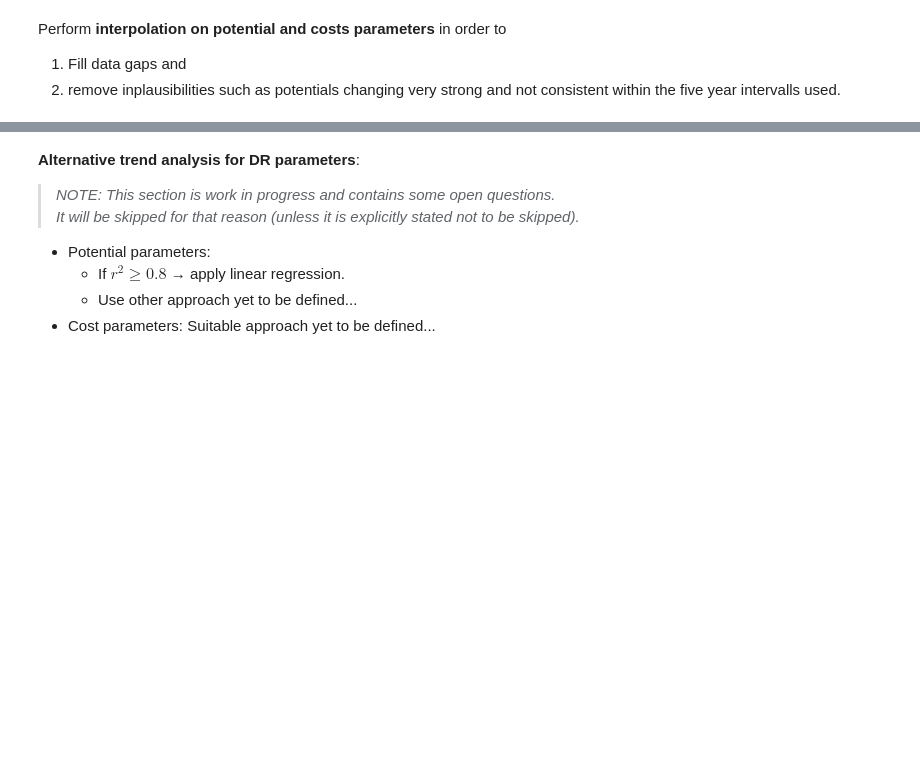
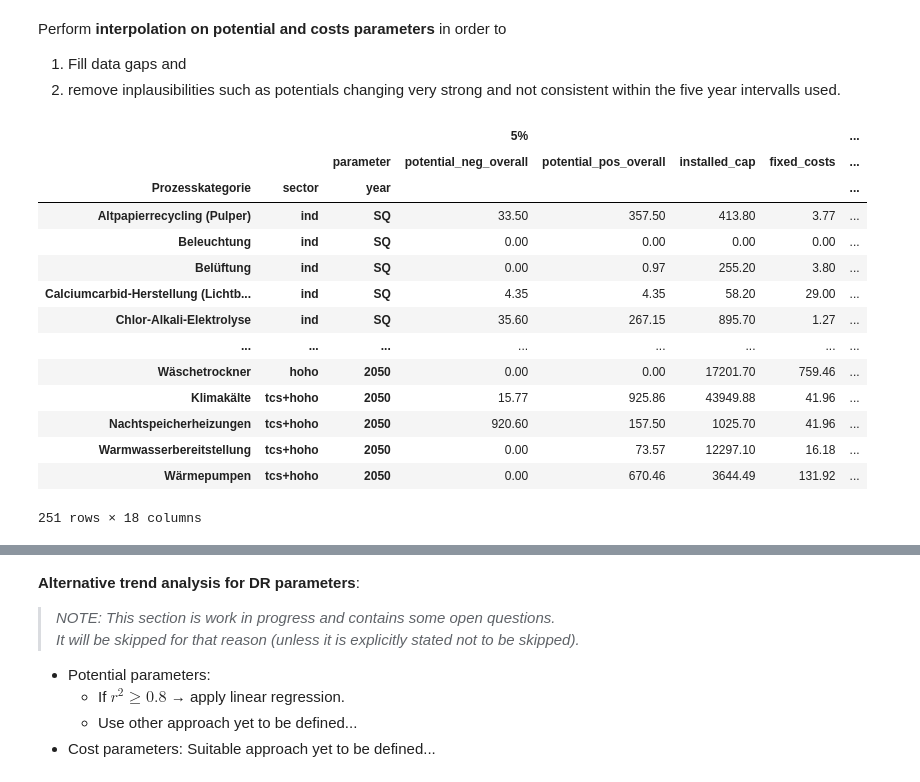
Before and after one commit to jokochems/DR_Potentials, a Jupyter notebook: DR_potential_clustering.ipynb, the cells around one changed output, grey strips where cells are left out. Cells and saved outputs as stored; diff of their text form; code cells hidden in the pictures; blank space fills up the shorter version.

```diff
--- a/DR_potential_clustering.ipynb
+++ b/DR_potential_clustering.ipynb
@@ -720,0 +787,18 @@ Perform **interpolation on potential and costs parameters** in order to
+# %%
+dr_cats = all_params_reshaped.index.unique()
+# %% [output]
+|  |  |  | 5% |  |  |  | ... |
+|  |  | parameter | potential_neg_overall | potential_pos_overall | installed_cap | fixed_costs | ... |
+| Prozesskategorie | sector | year |  |  |  |  | ... |
+| Altpapierrecycling (Pulper) | ind | SQ | 33.50 | 357.50 | 413.80 | 3.77 | ... |
+| Beleuchtung | ind | SQ | 0.00 | 0.00 | 0.00 | 0.00 | ... |
+| Belüftung | ind | SQ | 0.00 | 0.97 | 255.20 | 3.80 | ... |
+| Calciumcarbid-Herstellung (Lichtb... | ind | SQ | 4.35 | 4.35 | 58.20 | 29.00 | ... |
+| Chlor-Alkali-Elektrolyse | ind | SQ | 35.60 | 267.15 | 895.70 | 1.27 | ... |
+| ... | ... | ... | ... | ... | ... | ... | ... |
+| Wäschetrockner | hoho | 2050 | 0.00 | 0.00 | 17201.70 | 759.46 | ... |
+| Klimakälte | tcs+hoho | 2050 | 15.77 | 925.86 | 43949.88 | 41.96 | ... |
+| Nachtspeicherheizungen | tcs+hoho | 2050 | 920.60 | 157.50 | 1025.70 | 41.96 | ... |
+| Warmwasserbereitstellung | tcs+hoho | 2050 | 0.00 | 73.57 | 12297.10 | 16.18 | ... |
+| Wärmepumpen | tcs+hoho | 2050 | 0.00 | 670.46 | 3644.49 | 131.92 | ... |
+251 rows × 18 columns
```
Also changed, not shown: parts of 47 cells of this notebook.
